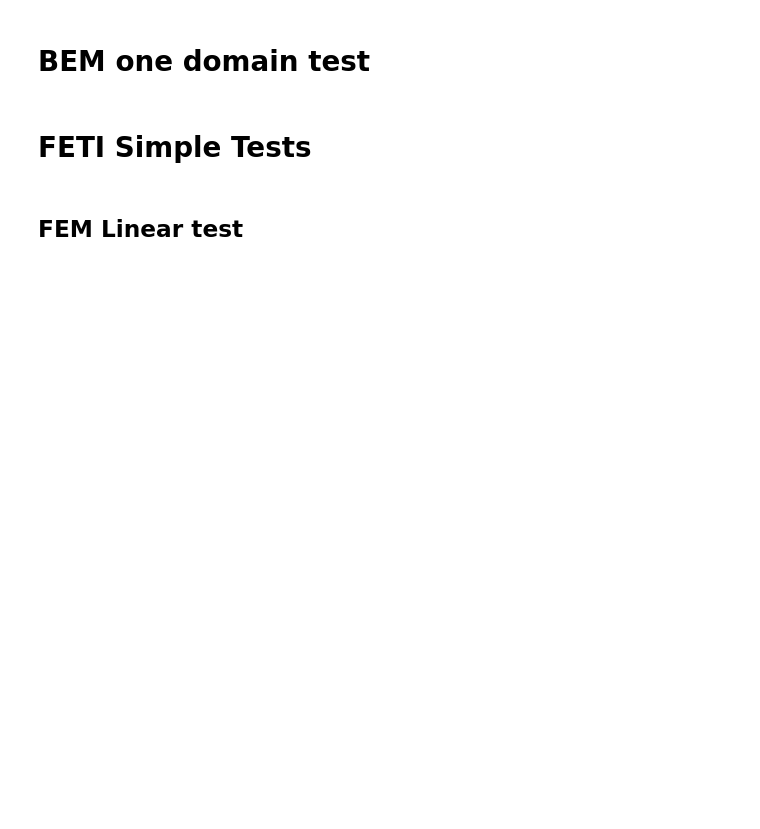
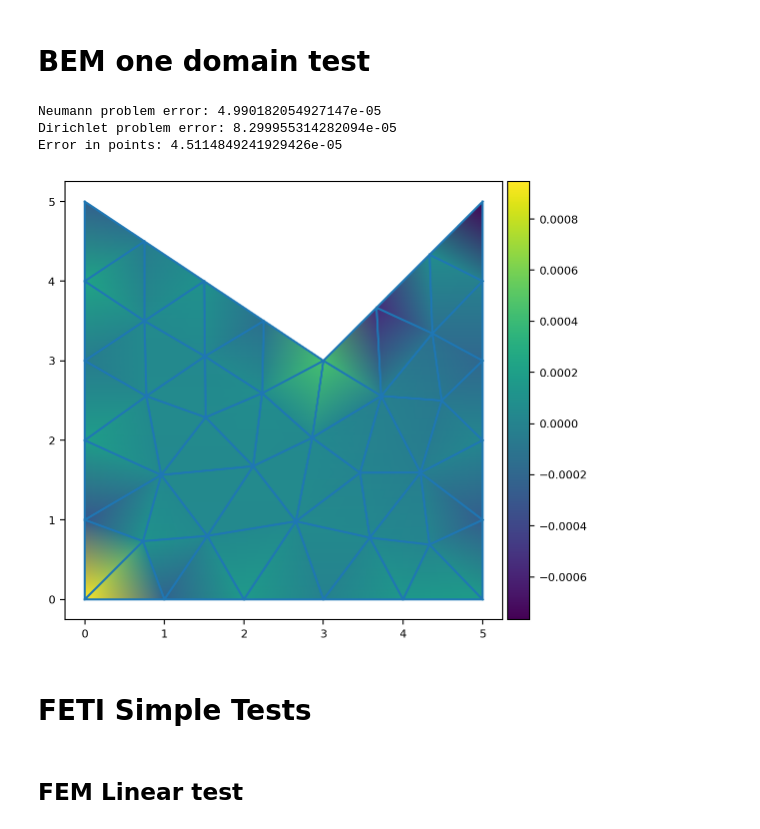
Before and after one commit to istupakov/pyquasar, a Jupyter notebook: examples/PolynomicTests.ipynb, the cells around one changed output. Cells and saved outputs as stored; diff of their text form; code cells hidden in the pictures; blank space fills up the shorter version.

```diff
--- a/examples/PolynomicTests.ipynb
+++ b/examples/PolynomicTests.ipynb
@@ -36,33 +61,46 @@ ax.triplot(domain.vertices[:, 0], domain.vertices[:, 1], domain.elements[0][1])
 # %%
 def u(p, n):
   return 2 * p[..., 0] + 3 * p[..., 1] - 4
+
+
 def flow(p, n):
   return 2 * n[..., 0] + 3 * n[..., 1]
 
-domain = next(BemDomain(*data) for data in load_mesh('test.geo'))
-dir_vector = u(domain.vertices[:domain.ext_dof_count], 0)
 
-domain.assembly({ 'dirichlet' : flow })
+domain = next(BemDomain(domain) for domain in Mesh.load("test.geo"))
+dir_vector = u(domain.vertices[: domain.ext_dof_count], 0)
+
+domain.assembly({"dirichlet": flow})
 domain.decompose()
 sol = domain.solve_neumann(domain.load_vector)
 
-sol -= domain.kernel[0] * (sol @ domain.kernel[0])/(domain.kernel[0] @ domain.kernel[0])
-u_ort = dir_vector - domain.kernel[0] * (dir_vector @ domain.kernel[0])/(domain.kernel[0] @ domain.kernel[0])
+sol -= domain.kernel[0] * (sol @ domain.kernel[0]) / (domain.kernel[0] @ domain.kernel[0])
+u_ort = dir_vector - domain.kernel[0] * (dir_vector @ domain.kernel[0]) / (domain.kernel[0] @ domain.kernel[0])
 
-print(f'Neumann problem error: {np.linalg.norm(sol - u_ort)/np.linalg.norm(u_ort)}')
-print(f'Dirichlet problem error: {np.linalg.norm(domain.solve_dirichlet(dir_vector) - domain.load_vector)/np.linalg.norm(domain.load_vector)}')
+print(f"Neumann problem error: {np.linalg.norm(sol - u_ort)/np.linalg.norm(u_ort)}")
+print(
+  f"Dirichlet problem error: {np.linalg.norm(domain.solve_dirichlet(dir_vector) - domain.load_vector)/np.linalg.norm(domain.load_vector)}"
+)
 
 sol = domain.calc_solution(sol)
-sol -= np.ones_like(sol) * (sol @ np.ones_like(sol))/(np.ones_like(sol) @ np.ones_like(sol))
-u_ort = u(domain.vertices, 0) - np.ones_like(sol) * (u(domain.vertices, 0) @ np.ones_like(sol))/(np.ones_like(sol) @ np.ones_like(sol))
+sol -= np.ones_like(sol) * (sol @ np.ones_like(sol)) / (np.ones_like(sol) @ np.ones_like(sol))
+u_ort = u(domain.vertices, 0) - np.ones_like(sol) * (u(domain.vertices, 0) @ np.ones_like(sol)) / (np.ones_like(sol) @ np.ones_like(sol))
 
-print(f'Error in points: {np.linalg.norm(sol - u_ort)/np.linalg.norm(u_ort)}')
+print(f"Error in points: {np.linalg.norm(sol - u_ort) / np.linalg.norm(u_ort)}")
 
 fig, ax = plt.subplots()
-ax.set_aspect('equal')
-tpc = ax.tripcolor(domain.vertices[:, 0], domain.vertices[:, 1], sol - u_ort, triangles=domain.elements[0][1], shading='gouraud')
-fig.colorbar(tpc)
-ax.triplot(domain.vertices[:, 0], domain.vertices[:, 1], domain.elements[0][1])
+ax.set_aspect("equal")
+tpc = ax.tripcolor(domain.vertices[:, 0], domain.vertices[:, 1], sol - u_ort, triangles=domain.elements[0].node_tags, shading="gouraud")
+divider = make_axes_locatable(ax)
+cax = divider.append_axes("right", size="5%", pad=0.05)
+fig.colorbar(tpc, cax=cax)
+ax.triplot(domain.vertices[:, 0], domain.vertices[:, 1], domain.elements[0].node_tags)
+plt.show()
+# %% [output]
+Neumann problem error: 4.990182054927147e-05
+Dirichlet problem error: 8.299955314282094e-05
+Error in points: 4.5114849241929426e-05
+[figure, added]
 # %% [markdown]
 # FETI Simple Tests
 # %%
```
Also changed, not shown: parts of 11 cells of this notebook, 11 other files.
